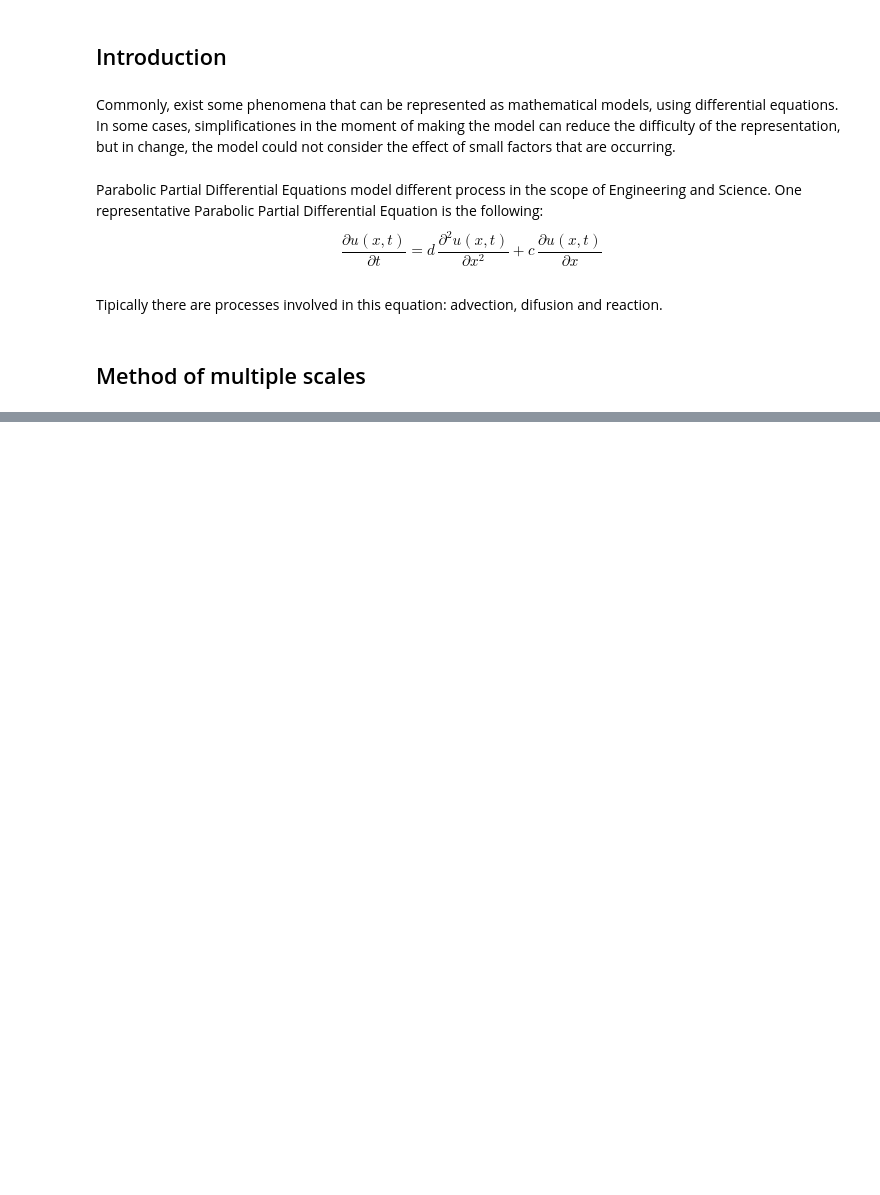
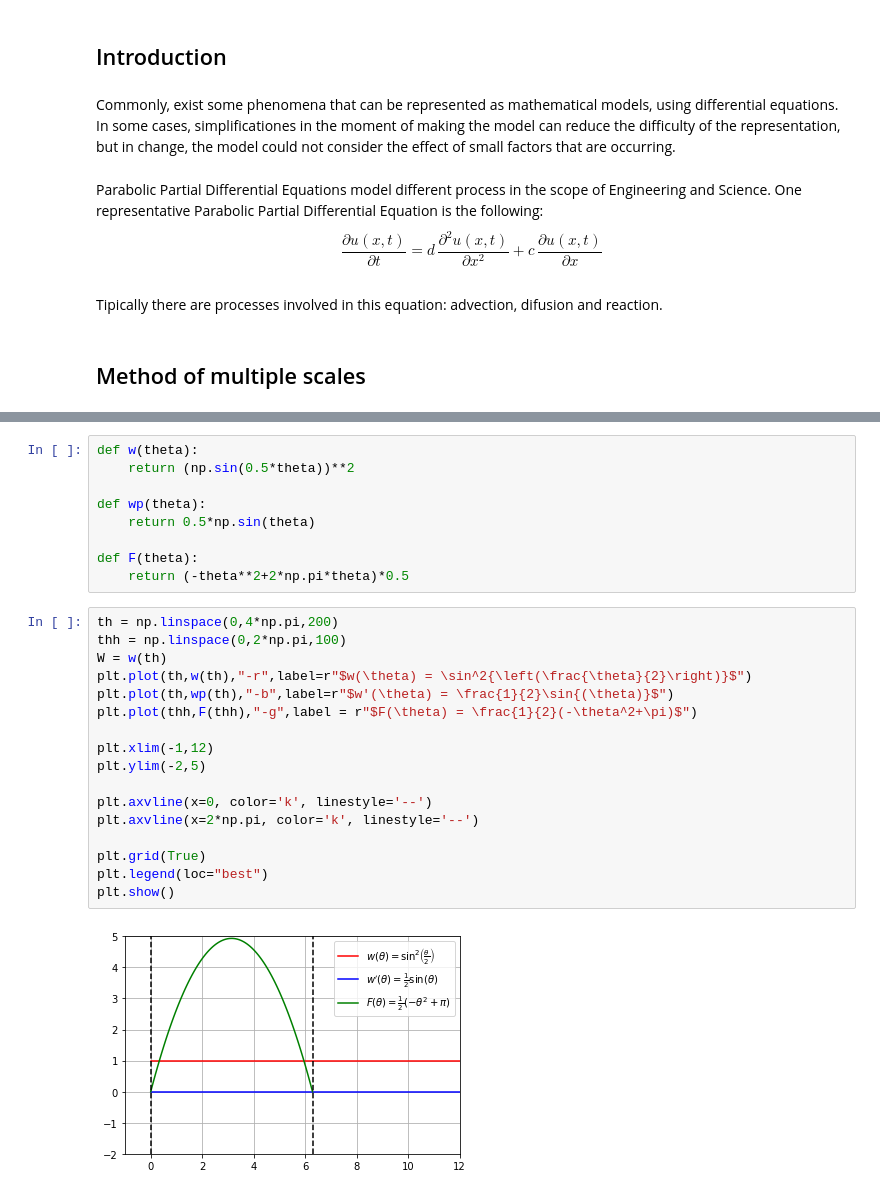
Before and after one commit to cristopherarenas/cc5_perturbation_analysis, a Jupyter notebook: Untitled.ipynb, the cells around one changed output, grey strips where cells are left out. Saved outputs shown, nothing was run; the diff lists cells and outputs as text; blank space fills up the shorter version.

```diff
--- a/Untitled.ipynb
+++ b/Untitled.ipynb
@@ -24,0 +205,28 @@ This expansion works fine with a fixed value of $t$ and $\varepsilon$ near to ze
+# %%
+def w(theta):
+    return (np.sin(0.5*theta))**2
+
+def wp(theta):
+    return 0.5*np.sin(theta)
+
+def F(theta):
+    return (-theta**2+2*np.pi*theta)*0.5
+# %%
+th = np.linspace(0,4*np.pi,200)
+thh = np.linspace(0,2*np.pi,100)
+W = w(th)
+plt.plot(th,w(th),"-r",label=r"$w(\theta) = \sin^2{\left(\frac{\theta}{2}\right)}$")
+plt.plot(th,wp(th),"-b",label=r"$w'(\theta) = \frac{1}{2}\sin{(\theta)}$")
+plt.plot(thh,F(thh),"-g",label = r"$F(\theta) = \frac{1}{2}(-\theta^2+\pi)$")
+
+plt.xlim(-1,12)
+plt.ylim(-2,5)
+
+plt.axvline(x=0, color='k', linestyle='--')
+plt.axvline(x=2*np.pi, color='k', linestyle='--')
+
+plt.grid(True)
+plt.legend(loc="best")
+plt.show()
+# %% [output]
+[figure, added]
```
Also changed, not shown: parts of 35 cells of this notebook.
